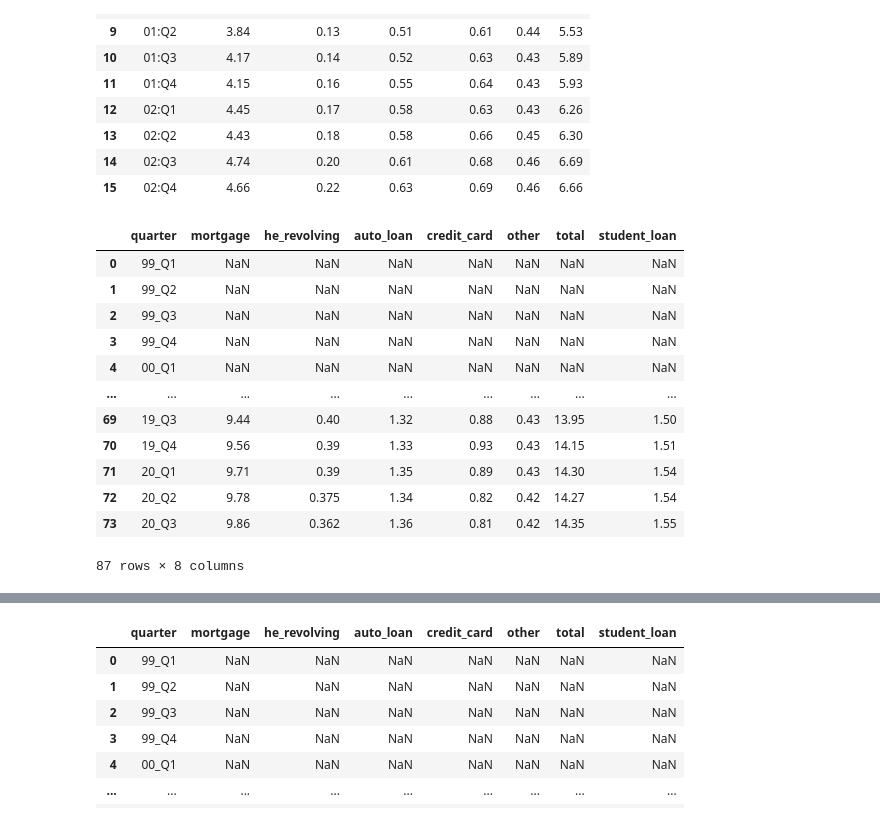
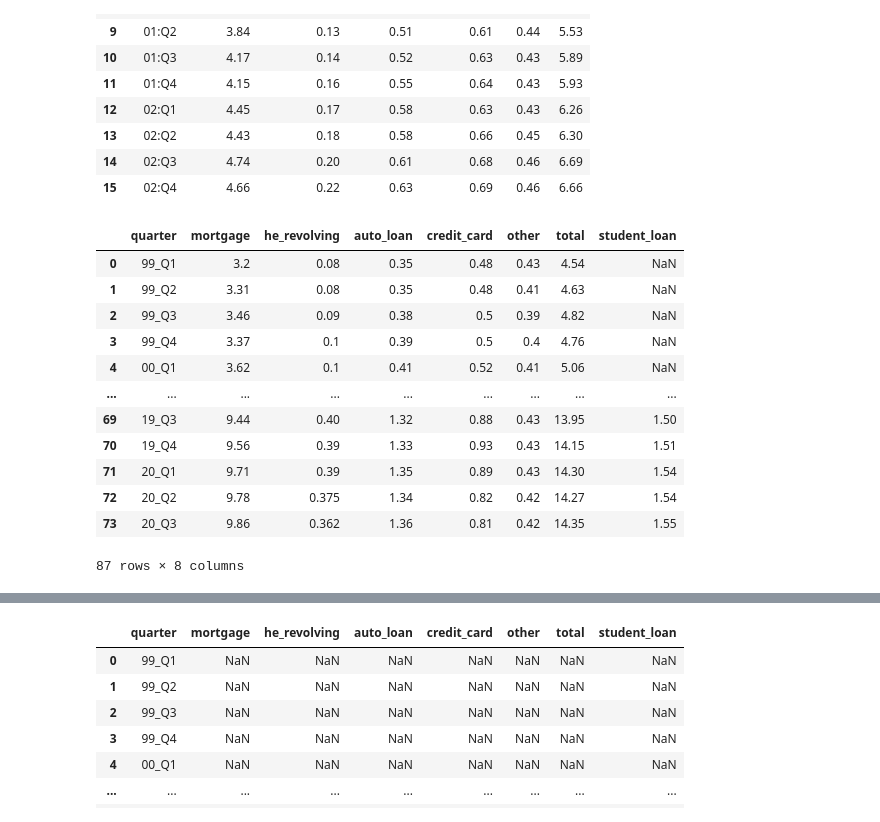
Before and after one commit to RiverJAM/ETL-Fed-Debt, a Jupyter notebook: Main-Code-File.ipynb, the cells around one changed output, grey strips where cells are left out. Saved outputs shown, nothing was run; the diff lists cells and outputs as text; code cells hidden in the pictures.

```diff
--- a/Fed-ETL.ipynb
+++ b/Main-Code-File.ipynb
@@ -102,6 +103,8 @@ Debt_df =Debt_df.rename(columns={
 
 })
 #Debt_df = Debt_df.set_index('quarter')
+Debt_df['mortgage'] = Debt_df['mortgage'].astype(float)
+Debt_df['he_revolving'] = Debt_df['he_revolving'].astype(float)
 Debt_df.head(17)
 # %% [output]
 |  | quarter | mortgage | he_revolving | auto_loan | credit_card | other | total |
@@ -124,18 +127,18 @@ Debt_df.head(17)
 # %%
 #student loan debt does not appear to be in other before 03
 
 frames = [Debt_df, Debt_df2]
 result = pd.concat(frames)
 
-result =result.apply(lambda x: x.str.replace(':','_'))
+result['quarter'] = result['quarter'].apply(lambda x: x.replace(':','_'))
 result.head(89)
 # %% [output]
 |  | quarter | mortgage | he_revolving | auto_loan | credit_card | other | total | student_loan |
-| 0 | 99_Q1 | NaN | NaN | NaN | NaN | NaN | NaN | NaN |
-| 1 | 99_Q2 | NaN | NaN | NaN | NaN | NaN | NaN | NaN |
-| 2 | 99_Q3 | NaN | NaN | NaN | NaN | NaN | NaN | NaN |
-| 3 | 99_Q4 | NaN | NaN | NaN | NaN | NaN | NaN | NaN |
-| 4 | 00_Q1 | NaN | NaN | NaN | NaN | NaN | NaN | NaN |
+| 0 | 99_Q1 | 3.2 | 0.08 | 0.35 | 0.48 | 0.43 | 4.54 | NaN |
+| 1 | 99_Q2 | 3.31 | 0.08 | 0.35 | 0.48 | 0.41 | 4.63 | NaN |
+| 2 | 99_Q3 | 3.46 | 0.09 | 0.38 | 0.5 | 0.39 | 4.82 | NaN |
+| 3 | 99_Q4 | 3.37 | 0.1 | 0.39 | 0.5 | 0.4 | 4.76 | NaN |
+| 4 | 00_Q1 | 3.62 | 0.1 | 0.41 | 0.52 | 0.41 | 5.06 | NaN |
 | ... | ... | ... | ... | ... | ... | ... | ... | ... |
 | 69 | 19_Q3 | 9.44 | 0.40 | 1.32 | 0.88 | 0.43 | 13.95 | 1.50 |
 | 70 | 19_Q4 | 9.56 | 0.39 | 1.33 | 0.93 | 0.43 | 14.15 | 1.51 |
```
Also changed, not shown: parts of 10 cells of this notebook, 1 other file.
